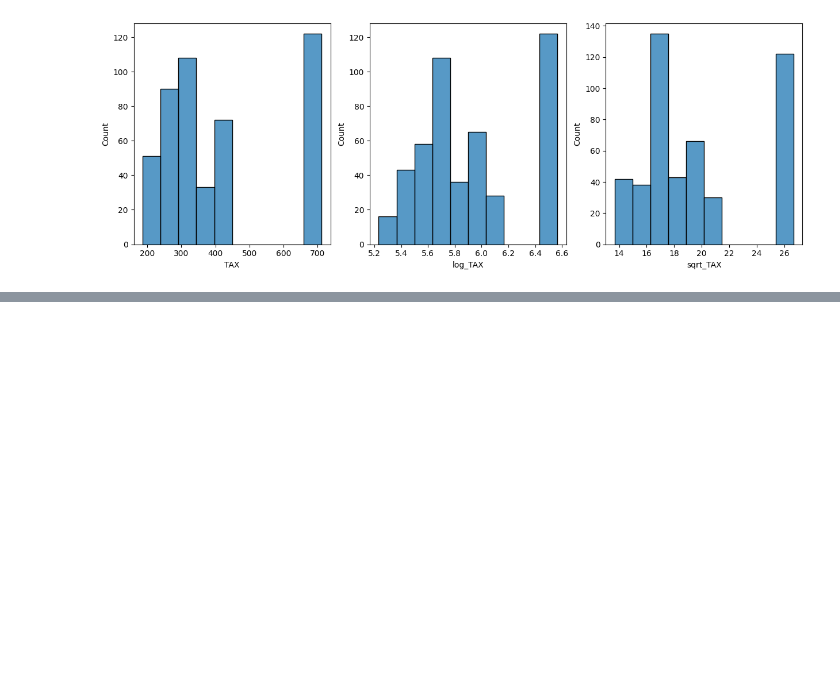
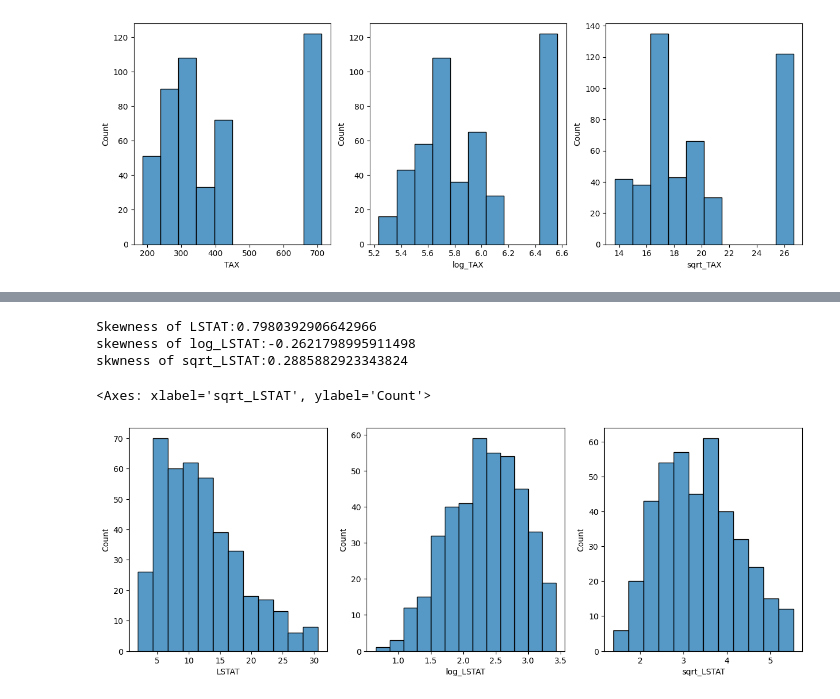
Before and after one commit to Farazmghm/Business-Machine-Learning-and-EDA, a Jupyter notebook: Crime.ipynb, the cells around one changed output, grey strips where cells are left out. Cells and saved outputs as stored; diff of their text form; code cells hidden in the pictures; blank space fills up the shorter version.

```diff
--- a/Crime.ipynb
+++ b/Crime.ipynb
@@ -490,0 +539,19 @@ Index(['CRIM', 'INDUS', 'NOX', 'RM', 'AGE', 'DIS', 'RAD', 'TAX', 'PTRATIO',
+# %%
+df['log_LSTAT']=np.log(df['LSTAT'])
+df['sqrt_LSTAT']=np.sqrt(df['LSTAT'])
+
+print(f"Skewness of LSTAT:{skew(df['LSTAT'])}")
+print(f"skewness of log_LSTAT:{skew(df['log_LSTAT'])}")
+print(f"skwness of sqrt_LSTAT:{skew(df['sqrt_LSTAT'])}")
+# %% [output]
+Skewness of LSTAT:0.7980392906642966
+skewness of log_LSTAT:-0.2621798995911498
+skwness of sqrt_LSTAT:0.2885882923343824
+# %%
+fig, axis=plt.subplots(1,3,figsize=(15,5))
+sns.histplot(x=df['LSTAT'],ax=axis[0])
+sns.histplot(x=df['log_LSTAT'],ax=axis[1])
+sns.histplot(x=df['sqrt_LSTAT'],ax=axis[2])
+# %% [output]
+<Axes: xlabel='sqrt_LSTAT', ylabel='Count'>
+[figure, added]
```
Also changed, not shown: parts of 16 cells of this notebook.
